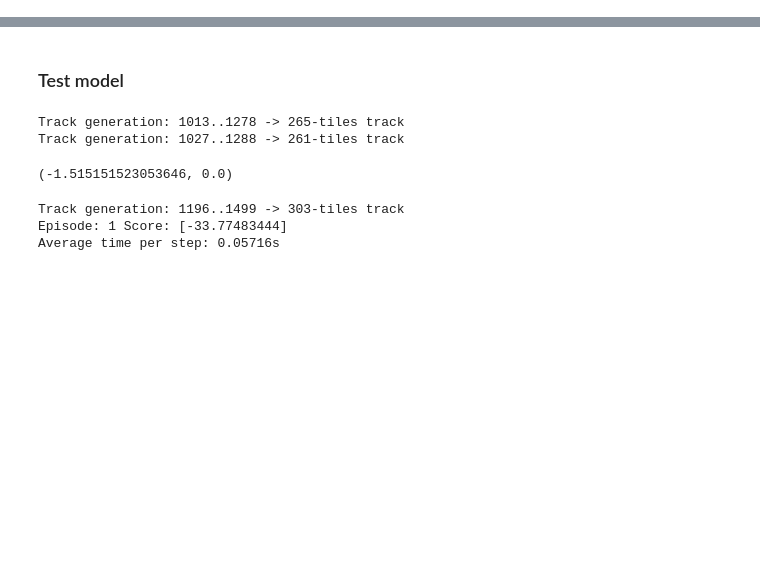
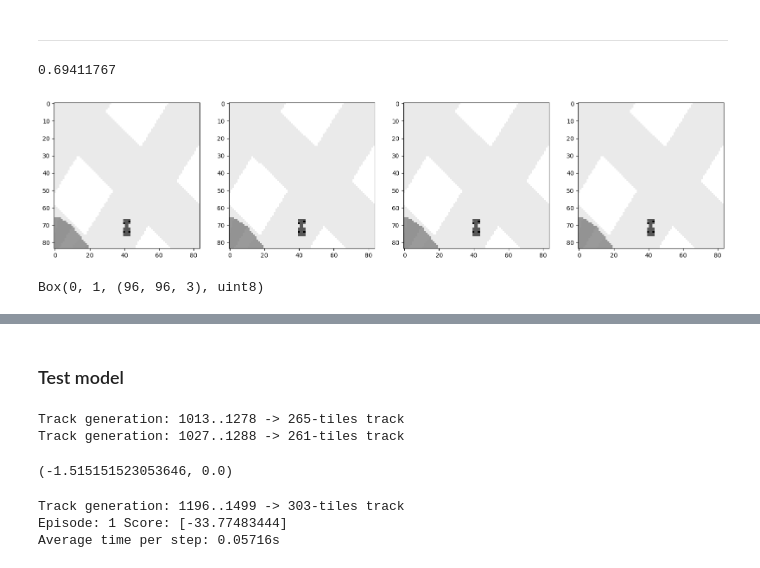
Before and after one commit to JuanJoseZapata/curriculum_learning_ws, a Jupyter notebook: scripts/MultiCarRacing.ipynb, the cells around one changed output, grey strips where cells are left out. Saved outputs shown, nothing was run; the diff lists cells and outputs as text; code cells hidden in the pictures; blank space fills up the shorter version.

```diff
--- a/scripts/MultiCarRacing.ipynb
+++ b/scripts/MultiCarRacing.ipynb
@@ -251,0 +215,17 @@ training_log_path
+# %% [markdown]
+_______
+# %%
+import numpy as np
+import matplotlib.pyplot as plt
+
+obs_next = np.load("obs_next.npy", allow_pickle=True)
+
+print(obs_next[0]['obs'].max())
+
+plt.figure(figsize=(20,5))
+for i in range(4):
+    plt.subplot(1,4,i+1)
+    plt.imshow(obs_next[0]['obs'][:,:,i], cmap='gray')
+# %% [output]
+0.69411767
+[figure, added]
@@ -251,0 +247,4 @@ training_log_path
+# %%
+env.observation_space
+# %% [output]
+Box(0, 1, (96, 96, 3), uint8)
```
Also changed, not shown: parts of 59 cells of this notebook, 2 other files.
